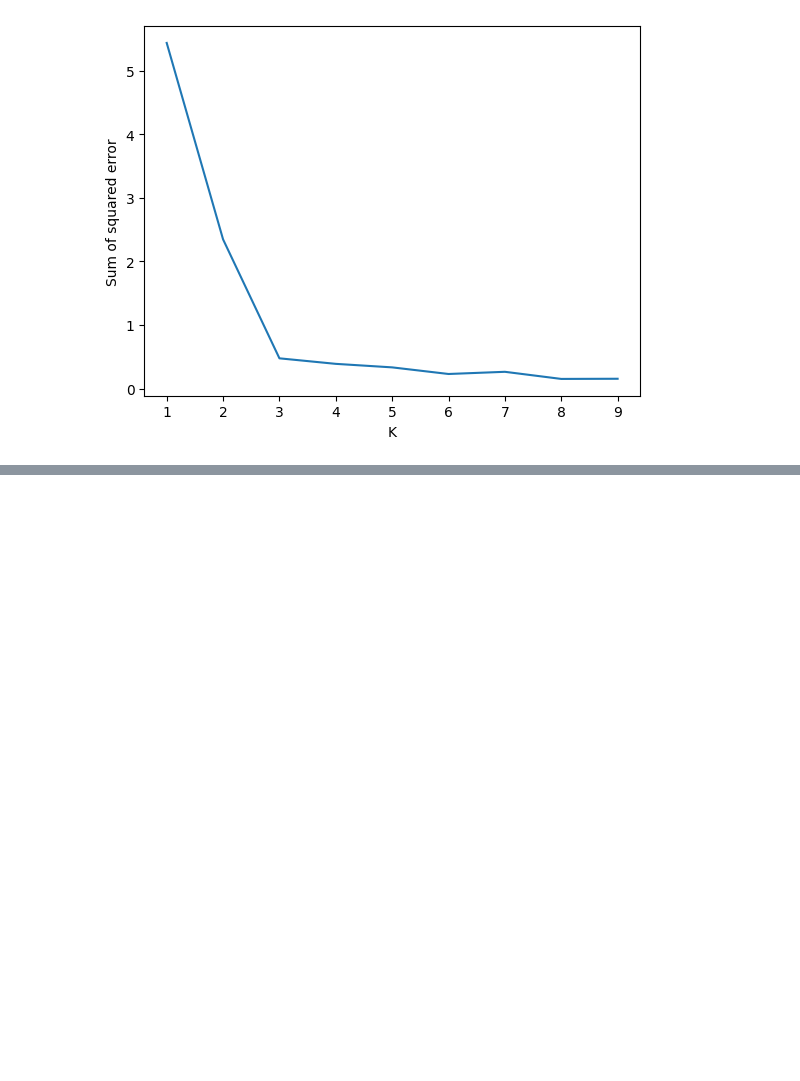
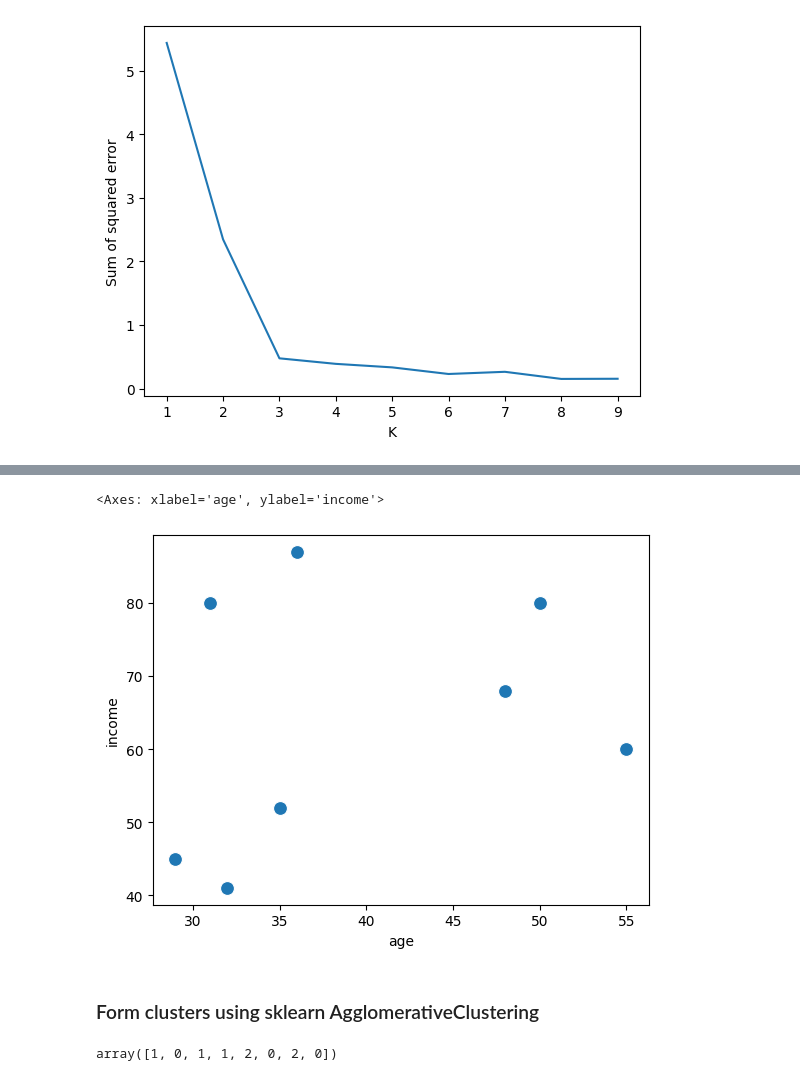
Before and after one commit to ThirumaleshV/AIE, a Jupyter notebook: ML/_7_Unsupervised_learning.ipynb, the cells around one changed output, grey strips where cells are left out. Saved outputs shown, nothing was run; the diff lists cells and outputs as text; code cells hidden in the pictures; blank space fills up the shorter version.

```diff
--- a/ML/_7_Unsupervised_learning.ipynb
+++ b/ML/_7_Unsupervised_learning.ipynb
@@ -446,0 +701,8 @@ plt.show()
+# %%
+import pandas as pd
+from matplotlib import pyplot as plt
+import seaborn as sns
+import numpy as np
+
+df = pd.read_excel(r"..\Datasets\income1.xlsx", names=["name","age","income"])
+df
@@ -446,0 +719,15 @@ plt.show()
+# %%
+sns.scatterplot(df,x="age", y="income",s=100)
+# %% [output]
+<Axes: xlabel='age', ylabel='income'>
+[figure, added]
+# %% [markdown]
+### Form clusters using sklearn AgglomerativeClustering
+# %%
+from sklearn.cluster import AgglomerativeClustering
+
+hc=AgglomerativeClustering(n_clusters=3,linkage="average") # to find how many clusters to set use dendrogram
+hc.fit(df[["age","income"]])
+hc.labels_
+# %% [output]
+array([1, 0, 1, 1, 2, 0, 2, 0])
```
Also changed, not shown: parts of 23 cells of this notebook.
